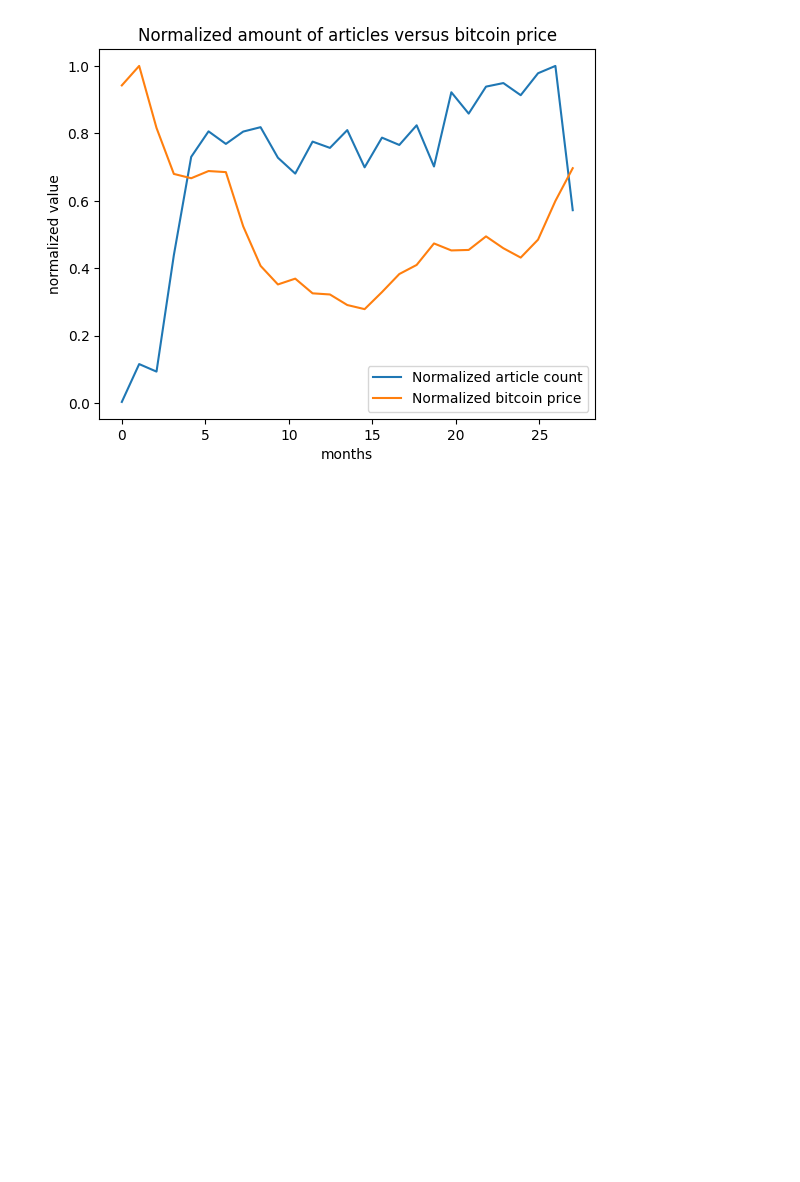
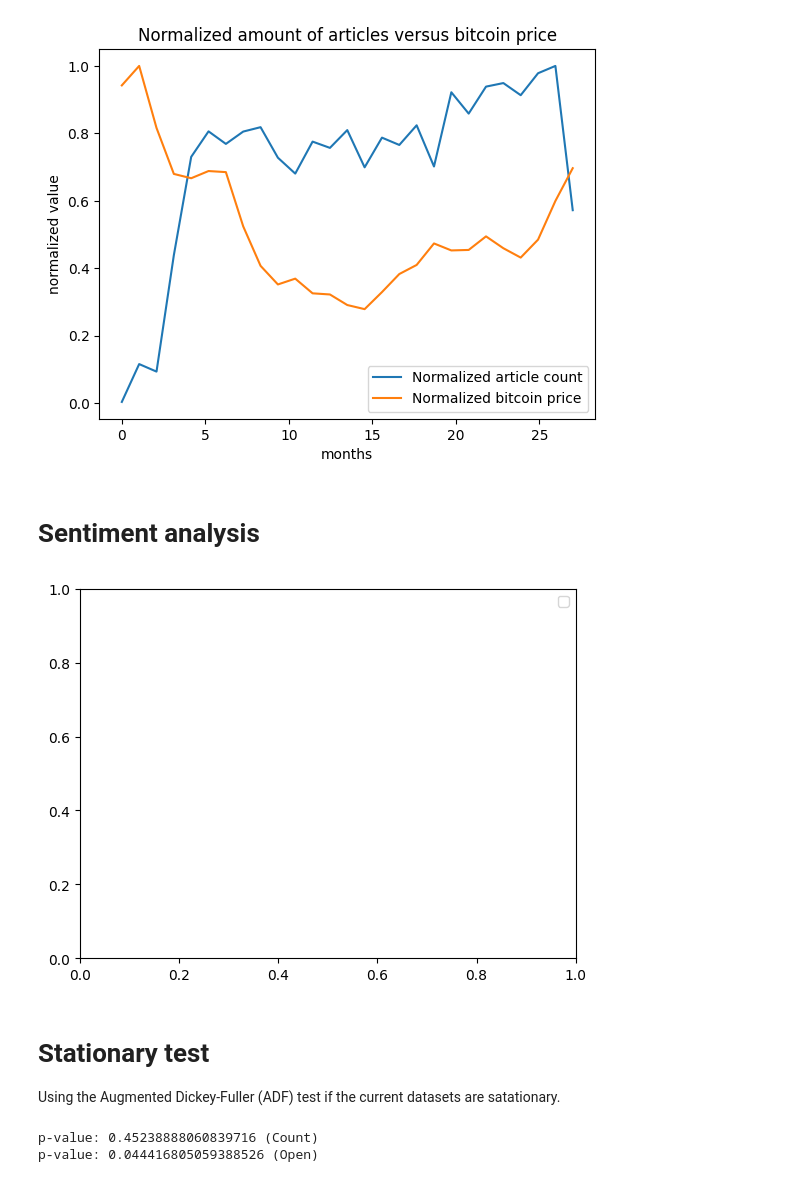
Before and after one commit to Dennis-2004/SDA, a Jupyter notebook: SDA.ipynb, the cells around one changed output. Drawn from its saved outputs; the diff is of its cells as text; code cells hidden in the pictures; blank space fills up the shorter version.

```diff
--- a/SDA.ipynb
+++ b/SDA.ipynb
@@ -70,3 +70,33 @@ plt.legend()
 plt.show()
 # %% [output]
 [figure]
+# %% [markdown]
+# Sentiment analysis
+# %%
+
+
+# Plot the data
+x = np.linspace(0, 1)
+
+plt.title('')
+plt.xlabel('')
+plt.ylabel('')
+plt.legend()
+plt.show()
+# %% [output]
+[figure, added]
+# %% [markdown]
+# Stationary test
+
+Using the Augmented Dickey-Fuller (ADF) test if the current datasets are satationary.
+# %%
+first_diff = cn_monthly_count['Count'].diff()[1:]
+
+ad_fuller_result = adfuller(first_diff)
+print(f'p-value: {ad_fuller_result[1]} (Count)')
+
+ad_fuller_result = adfuller(bp_monthly_mean['Open_mean'].diff()[1:])
+print(f'p-value: {ad_fuller_result[1]} (Open)')
+# %% [output]
+p-value: 0.45238888060839716 (Count)
+p-value: 0.044416805059388526 (Open)
```
Also changed, not shown: parts of 4 cells of this notebook.
